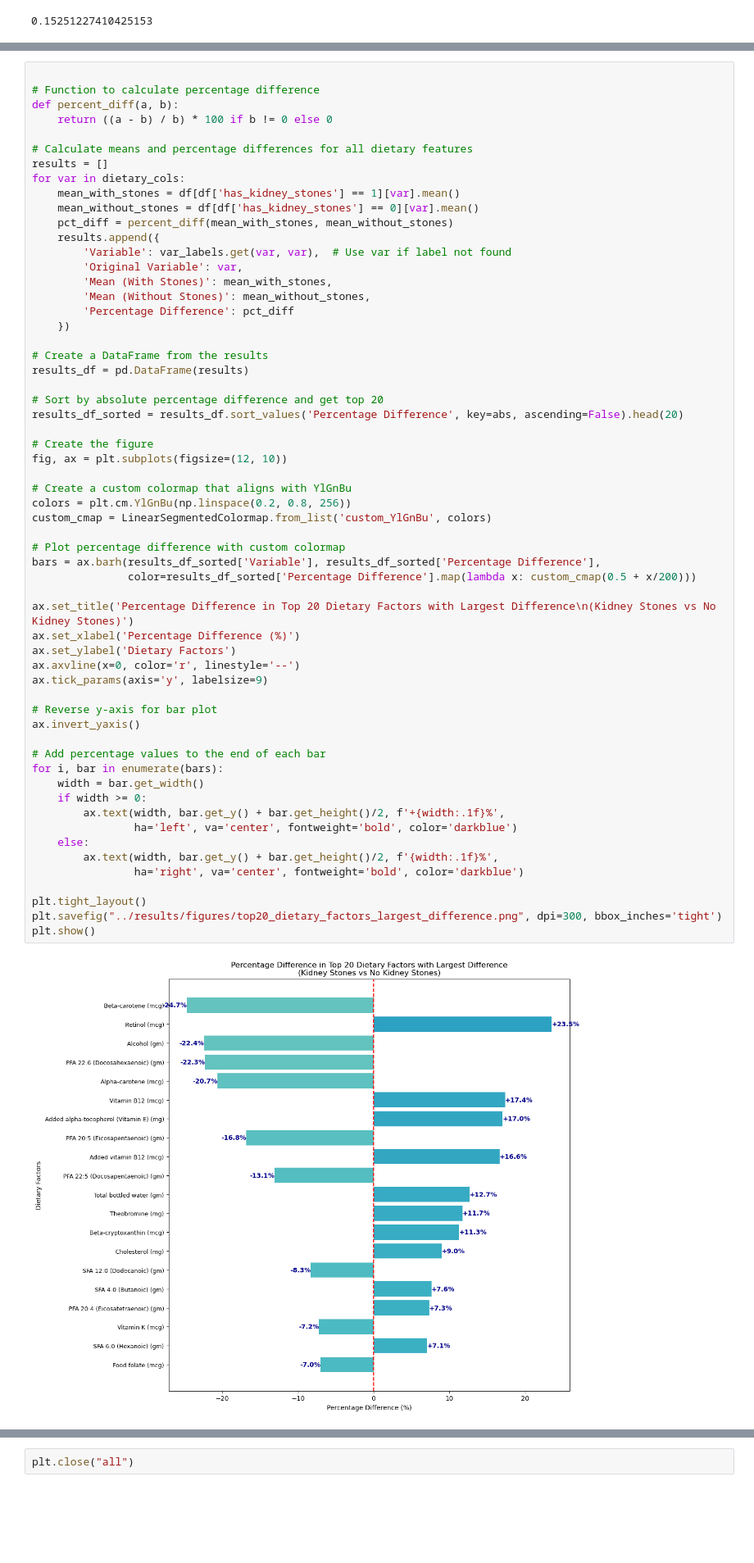
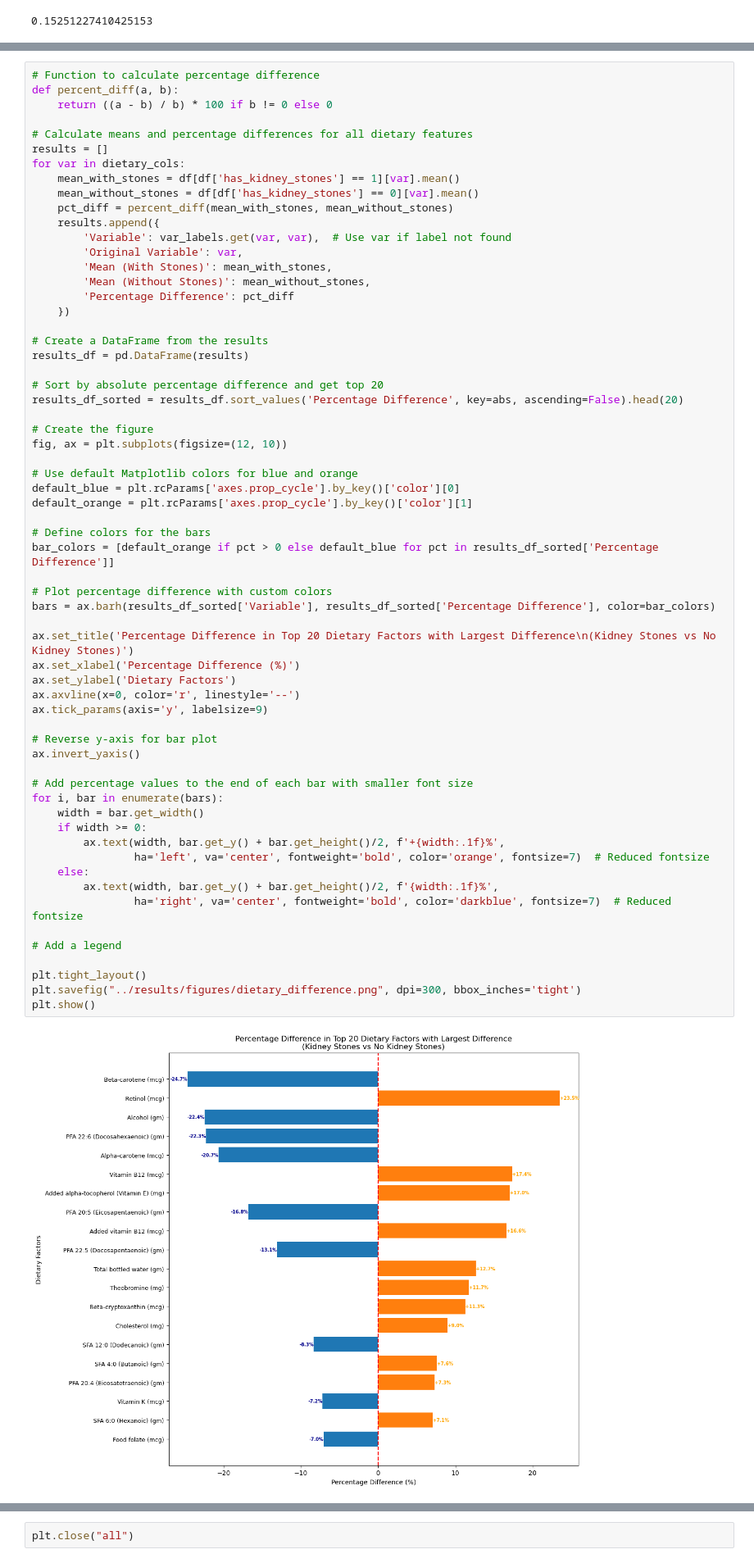
Before and after one commit to dvnguyen02/DATA301-Project, a Jupyter notebook: EDA/background-and-data.ipynb, the cells around one changed output, grey strips where cells are left out. Shown at 82% size. Cells and saved outputs as stored; diff of their text form; blank space fills up the shorter version.

Commit message:
recolour charts, adding another plot, updating report

```diff
--- a/EDA/background-and-data.ipynb
+++ b/EDA/background-and-data.ipynb
@@ -185,7 +177,6 @@ var_labels = {
     'has_kidney_stones': 'Has Kidney Stones'
 }
 # %%
-
 # Function to calculate percentage difference
 def percent_diff(a, b):
     return ((a - b) / b) * 100 if b != 0 else 0
@@ -207,44 +198,48 @@ for var in dietary_cols:
 # Create a DataFrame from the results
 results_df = pd.DataFrame(results)
 
 # Sort by absolute percentage difference and get top 20
 results_df_sorted = results_df.sort_values('Percentage Difference', key=abs, ascending=False).head(20)
 
 # Create the figure
 fig, ax = plt.subplots(figsize=(12, 10))
 
-# Create a custom colormap that aligns with YlGnBu
-colors = plt.cm.YlGnBu(np.linspace(0.2, 0.8, 256))
-custom_cmap = LinearSegmentedColormap.from_list('custom_YlGnBu', colors)
+# Use default Matplotlib colors for blue and orange
+default_blue = plt.rcParams['axes.prop_cycle'].by_key()['color'][0]
+default_orange = plt.rcParams['axes.prop_cycle'].by_key()['color'][1]
 
-# Plot percentage difference with custom colormap
-bars = ax.barh(results_df_sorted['Variable'], results_df_sorted['Percentage Difference'],
-               color=results_df_sorted['Percentage Difference'].map(lambda x: custom_cmap(0.5 + x/200)))
+# Define colors for the bars
+bar_colors = [default_orange if pct > 0 else default_blue for pct in results_df_sorted['Percentage Difference']]
+
+# Plot percentage difference with custom colors
+bars = ax.barh(results_df_sorted['Variable'], results_df_sorted['Percentage Difference'], color=bar_colors)
 
 ax.set_title('Percentage Difference in Top 20 Dietary Factors with Largest Difference\n(Kidney Stones vs No Kidney Stones)')
 ax.set_xlabel('Percentage Difference (%)')
 ax.set_ylabel('Dietary Factors')
 ax.axvline(x=0, color='r', linestyle='--')
 ax.tick_params(axis='y', labelsize=9)
 
 # Reverse y-axis for bar plot
 ax.invert_yaxis()
 
-# Add percentage values to the end of each bar
+# Add percentage values to the end of each bar with smaller font size
 for i, bar in enumerate(bars):
     width = bar.get_width()
     if width >= 0:
         ax.text(width, bar.get_y() + bar.get_height()/2, f'+{width:.1f}%',
-                ha='left', va='center', fontweight='bold', color='darkblue')
+                ha='left', va='center', fontweight='bold', color='orange', fontsize=7)  # Reduced fontsize
     else:
         ax.text(width, bar.get_y() + bar.get_height()/2, f'{width:.1f}%',
-                ha='right', va='center', fontweight='bold', color='darkblue')
+                ha='right', va='center', fontweight='bold', color='darkblue', fontsize=7)  # Reduced fontsize
+
+# Add a legend
 
 plt.tight_layout()
-plt.savefig("../results/figures/top20_dietary_factors_largest_difference.png", dpi=300, bbox_inches='tight')
+plt.savefig("../results/figures/dietary_difference.png", dpi=300, bbox_inches='tight')
 plt.show()
 # %% [output]
-[figure, old version]
+[figure, new version]
 # %%
 demo_df = df[["KIQ026", "RIAGENDR", "RIDAGEYR", "RIDRETH3", "DMDEDUC2", "DMDMARTZ", "INDFMPIR"]]
 demo_map = {
```
Also changed, not shown: parts of 4 cells of this notebook, 10 other files.
